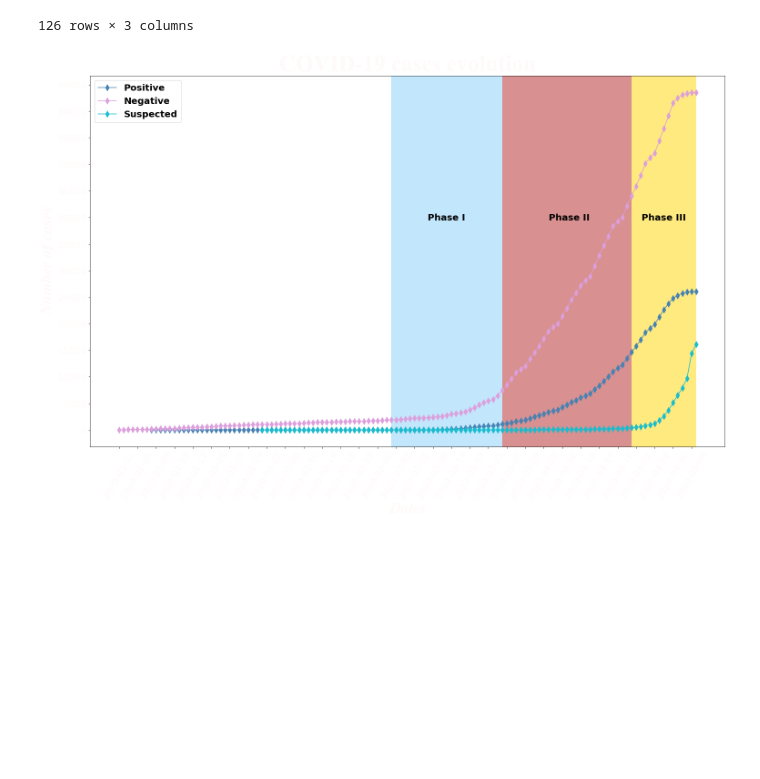
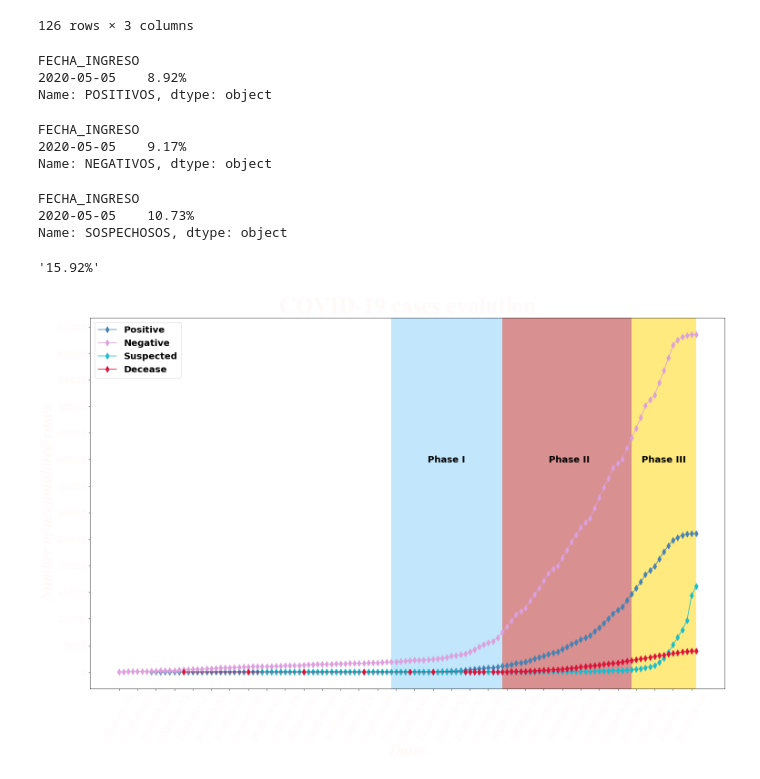
Before and after one commit to millennial-web/team-project-1-covid19-mx, a Jupyter notebook: MX COVID-19 - Odin.ipynb, the cells around one changed output. Saved outputs shown, nothing was run; the diff lists cells and outputs as text; code cells hidden in the pictures; blank space fills up the shorter version.

Commit message:
Checkpoint of analysis and visualization from topic evolution

```diff
--- a/MX COVID-19 - Odin.ipynb
+++ b/MX COVID-19 - Odin.ipynb
@@ -682,3 +682,10 @@ covid_cases_suspected_df
 | 2020-05-03 | 9684 |
 | 2020-05-04 | 14387 |
 | 2020-05-05 | 16099 |
+# %%
+# Accumulated decease COVID-19 cases per day
+covid_decease_cases_df = covid_mx_clean_df['FECHA_DEF']
+covid_decease_cases_df = covid_mx_clean_df['FECHA_DEF'].loc[covid_mx_clean_df['FECHA_DEF']!='2020-12-31']
+covid_decease_cases_df = covid_decease_cases_df.groupby(covid_mx_clean_df['FECHA_DEF']).count()
+covid_decease_cases_df = covid_decease_cases_df.cumsum()
+covid_decease_cases_df
@@ -704,25 +729,62 @@ covid_cases_merge2_df
 | 2020-05-04 | 26024.0 | 63539 | 14387.0 |
 | 2020-05-05 | 26025.0 | 63540 | 16099.0 |
 126 rows × 3 columns
+# %%
+# Estimate the average growth rate of positive cases
+covid_cases_agpositive_df = covid_cases_merge2_df['POSITIVOS']
+covid_cases_agpositive_count_df= covid_cases_merge2_df['POSITIVOS'].count()
+covid_cases_agpositive_df = ((covid_cases_agpositive_df.iloc[[-1]]/1)**(1/covid_cases_agpositive_count_df)-1).map('{:,.2%}'.format)
+covid_cases_agpositive_df
+# %% [output]
+FECHA_INGRESO
+2020-05-05    8.92%
+Name: POSITIVOS, dtype: object
+# %%
+# Estimate the average growth rate of negative cases
+covid_cases_agnegative_df = covid_cases_merge2_df['NEGATIVOS']
+covid_cases_agnegative_count_df= covid_cases_merge2_df['NEGATIVOS'].count()
+covid_cases_agnegative_df = ((covid_cases_agnegative_df.iloc[[-1]]/1)**(1/covid_cases_agnegative_count_df)-1).map('{:,.2%}'.format)
+covid_cases_agnegative_df
+# %% [output]
+FECHA_INGRESO
+2020-05-05    9.17%
+Name: NEGATIVOS, dtype: object
+# %%
+# Estimate the average growth rate of suspected cases
+covid_cases_agsuspected_df = covid_cases_merge2_df['SOSPECHOSOS']
+covid_cases_agsuspected_count_df= covid_cases_merge2_df['SOSPECHOSOS'].count()
+covid_cases_agsuspected_df = ((covid_cases_agsuspected_df.iloc[[-1]]/1)**(1/covid_cases_agsuspected_count_df)-1).map('{:,.2%}'.format)
+covid_cases_agsuspected_df
+# %% [output]
+FECHA_INGRESO
+2020-05-05    10.73%
+Name: SOSPECHOSOS, dtype: object
+# %%
+# Estimate the average growth rate of decease cases
+covid_cases_agdecease_df = '{:,.2%}'.format((covid_decease_cases/1)**(1/56)-1)
+covid_cases_agdecease_df
+# %% [output]
+'15.92%'
 # %%
 # Make a plot chart that illustrates the distribution of the COVID-19 cases in Mexico considering the phases of contingency
 plt.figure(figsize=(25,15))
 plt.plot(covid_cases_merge2_df['POSITIVOS'],marker="d", linestyle='-',ms=10,color="steelblue",linewidth=1.5,label='Positive')
 plt.plot(covid_cases_merge2_df['NEGATIVOS'],marker="d", linestyle='-',ms=10,color="plum",linewidth=1.5,label='Negative')
 plt.plot(covid_cases_merge2_df['SOSPECHOSOS'],marker="d", linestyle='-',ms=10,color="tab:cyan",linewidth=1.5,label='Suspected')
+plt.plot(covid_decease_cases_df,marker="d", linestyle='-',ms=10,color="crimson",linewidth=1.5,label='Decease')
 plt.xlabel("Dates",style="italic",color='snow',family="Times New Roman",fontsize=35)
-plt.ylabel('Number of cases',style="italic",color='snow',family="Times New Roman",fontsize=35)
+plt.ylabel('Number of accumulated cases',style="italic",color='snow',family="Times New Roman",fontsize=35)
 plt.title('COVID-19 cases evolution',fontsize=50,color='snow',fontweight="semibold", family="Times New Roman")
 plt.xticks(np.arange(0, 125, step=4),rotation=60,color='snow',fontsize=20)
 plt.yticks(np.arange(0, 70000, step=5000),color='snow',fontsize=20)
 legend1=plt.legend(loc='upper left',prop={'size': 20,'weight':'bold'})
 phaseI=plt.axvspan('2020-02-29','2020-03-24',facecolor='lightskyblue', alpha=0.5)
 phaseII=plt.axvspan('2020-03-24','2020-04-21',facecolor='firebrick', alpha=0.5)
 phaseIII=plt.axvspan('2020-04-21','2020-05-05',facecolor='gold', alpha=0.5)
 plt.figtext(0.56, 0.6,'Phase I', wrap=True,ha='center',va='top',fontsize=20,fontweight="bold")
 plt.figtext(0.71, 0.6,'Phase II', wrap=True,ha='center',va='top',fontsize=20,fontweight="bold")
 plt.figtext(0.825, 0.6,'Phase III', wrap=True,ha='center',va='top',fontsize=20,fontweight="bold")
 plt.savefig('Results_visualizations/COVID-19_cases_evolution.png')
 plt.show()
 # %% [output]
-[figure, old version]
+[figure, new version]
```
Also changed, not shown: parts of 10 cells of this notebook, 1 other file.
